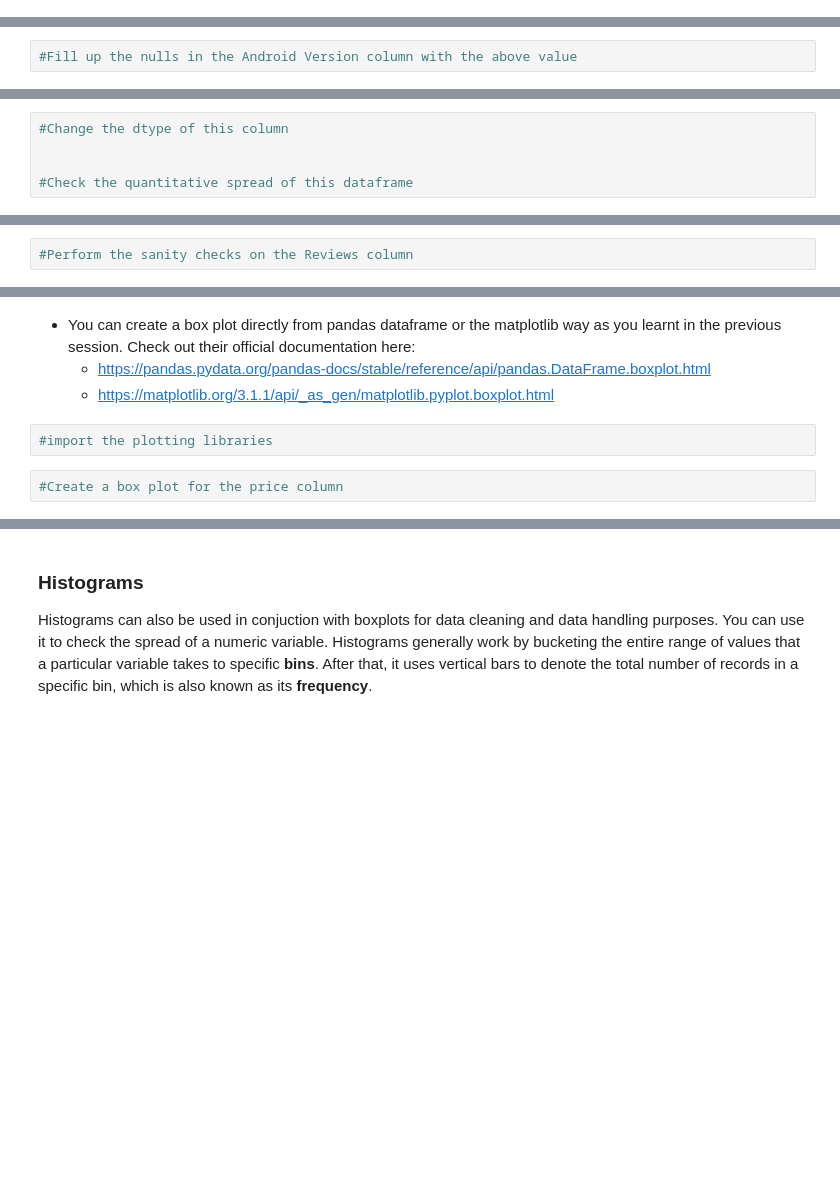
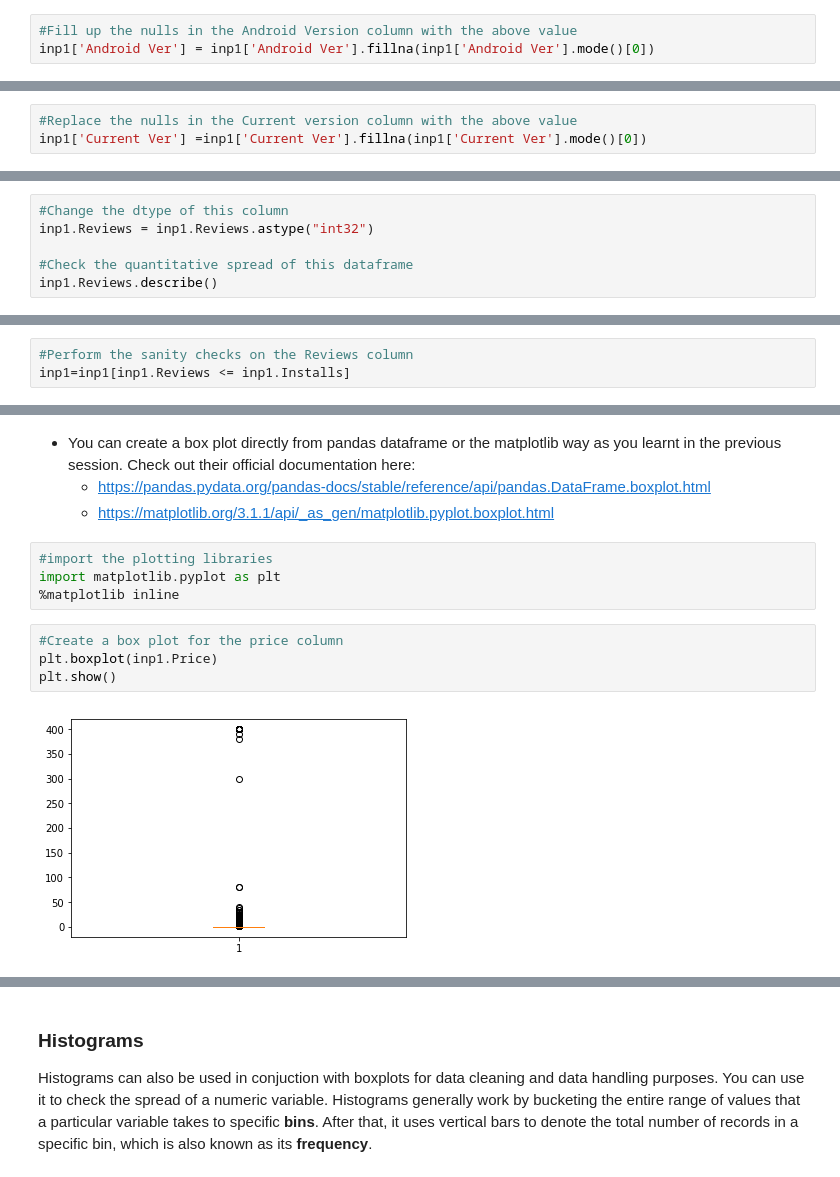
Before and after one commit to HimanshuGautamGitHub/python-data-visualization, a Jupyter notebook: Case Study Notebook/Data Visualisation in Python - Case Study.ipynb, the cells around one changed output, grey strips where cells are left out. Drawn from its saved outputs; the diff is of its cells as text; blank space fills up the shorter version.

```diff
--- a/Case Study Notebook/Data Visualisation in Python - Case Study.ipynb
+++ b/Case Study Notebook/Data Visualisation in Python - Case Study.ipynb
@@ -66,0 +157,3 @@ Imputing Missing Values
+# %%
+#Fill up the nulls in the Android Version column with the above value
+inp1['Android Ver'] = inp1['Android Ver'].fillna(inp1['Android Ver'].mode()[0])
@@ -69,2 +188,3 @@ Imputing Missing Values
 # %%
-#Fill up the nulls in the Android Version column with the above value
+#Replace the nulls in the Current version column with the above value
+inp1['Current Ver'] =inp1['Current Ver'].fillna(inp1['Current Ver'].mode()[0])
@@ -95,5 +264,6 @@ Imputing Missing Values
 # %%
 #Change the dtype of this column
-
+inp1.Reviews = inp1.Reviews.astype("int32")
 
 #Check the quantitative spread of this dataframe
+inp1.Reviews.describe()
@@ -111,5 +338,6 @@ The data that we have needs to make sense and therefore you can perform certain
 - Free Apps shouldn’t have a price greater than 0.
 # %%
 #Perform the sanity checks on the Reviews column
+inp1=inp1[inp1.Reviews <= inp1.Installs]
 # %%
 #perform the sanity checks on prices of free apps
@@ -131,7 +370,13 @@ Using a box plot you can identify the outliers as follows:
    - https://matplotlib.org/3.1.1/api/_as_gen/matplotlib.pyplot.boxplot.html
 # %%
 #import the plotting libraries
+import matplotlib.pyplot as plt
+%matplotlib inline
 # %%
 #Create a box plot for the price column
+plt.boxplot(inp1.Price)
+plt.show()
+# %% [output]
+[figure, added]
 # %%
 #Check the apps with price more than 200
```
Also changed, not shown: parts of 42 cells of this notebook.
